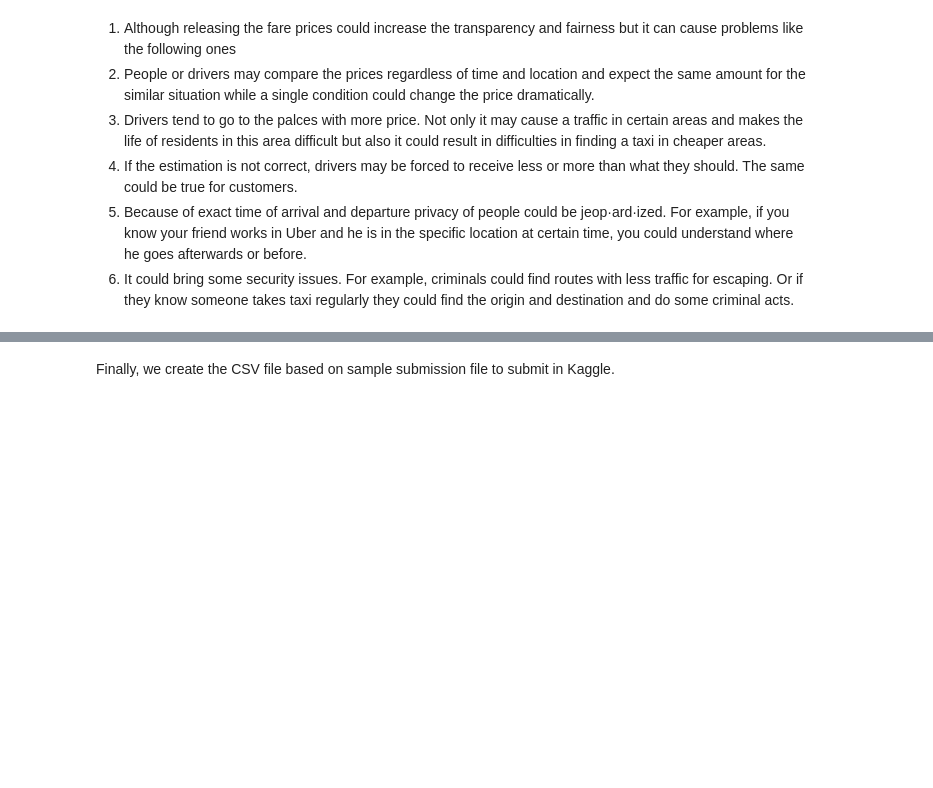
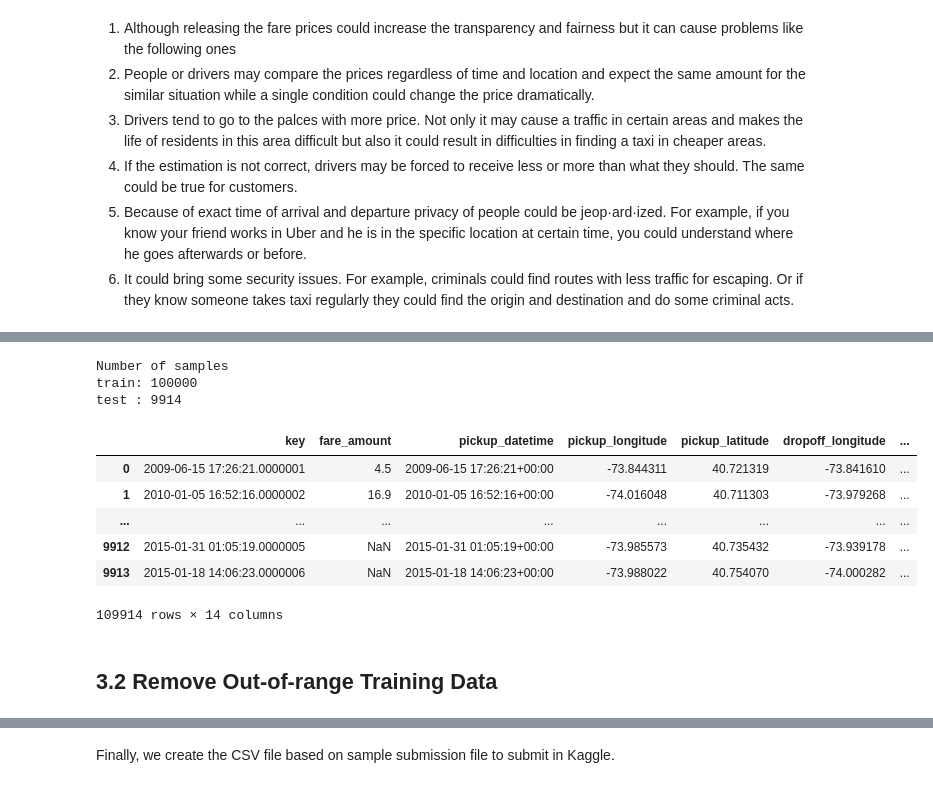
Before and after one commit to cfong32/data6100-final-proj, a Jupyter notebook: data6100_final_proj.ipynb, the cells around one changed output, grey strips where cells are left out. Cells and saved outputs as stored; diff of their text form; code cells hidden in the pictures; blank space fills up the shorter version.

```diff
--- a/data6100_final_proj.ipynb
+++ b/data6100_final_proj.ipynb
@@ -377,0 +94,55 @@ X_test.shape, y_hat.shape
+# %%
+# Helper function to calculate distance between pickup and dropoff locations
+
+def compute_dist(df):
+    # source: https://stackoverflow.com/questions/19412462/getting-distance-between-two-points-based-on-latitude-longitude
+    lat1 = df.pickup_latitude.map(np.deg2rad).values
+    lon1 = df.pickup_longitude.map(np.deg2rad).values
+    lat2 = df.dropoff_latitude.map(np.deg2rad).values
+    lon2 = df.dropoff_longitude.map(np.deg2rad).values
+
+    dlon = lon2 - lon1
+    dlat = lat2 - lat1
+
+    a = np.sin(dlat / 2)**2 + np.cos(lat1) * np.cos(lat2) * np.sin(dlon / 2)**2
+    c = 2 * np.arctan2(np.sqrt(a), np.sqrt(1 - a))
+    R = 6373.0
+    df['dist'] = R * c
+    return df
+# %%
+# Read dataset (train + test)
+
+df = (
+    pd.concat([
+        (pd.read_csv('train.csv', nrows=100_000)    # read nrows ONLY, the whole set contains >55M rows
+         .assign(dataset='train')),
+        (pd.read_csv('test.csv')
+         .assign(dataset='test')),
+    ])
+    .assign(
+        pickup_datetime=lambda x: pd.to_datetime(x.pickup_datetime),
+        year   =lambda x: x.pickup_datetime.dt.year,
+        month  =lambda x: x.pickup_datetime.dt.month,
+        weekday=lambda x: x.pickup_datetime.dt.weekday,
+        hour   =lambda x: x.pickup_datetime.dt.hour,
+     )
+    .pipe(compute_dist)
+)
+
+print('Number of samples')
+print(f'train: {(df.dataset=="train").sum()}')
+print(f'test : {(df.dataset=="test").sum()}')
+display(df)
+# %% [output]
+Number of samples
+train: 100000
+test : 9914
+|  | key | fare_amount | pickup_datetime | pickup_longitude | pickup_latitude | dropoff_longitude | ... |
+| 0 | 2009-06-15 17:26:21.0000001 | 4.5 | 2009-06-15 17:26:21+00:00 | -73.844311 | 40.721319 | -73.841610 | ... |
+| 1 | 2010-01-05 16:52:16.0000002 | 16.9 | 2010-01-05 16:52:16+00:00 | -74.016048 | 40.711303 | -73.979268 | ... |
+| ... | ... | ... | ... | ... | ... | ... | ... |
+| 9912 | 2015-01-31 01:05:19.0000005 | NaN | 2015-01-31 01:05:19+00:00 | -73.985573 | 40.735432 | -73.939178 | ... |
+| 9913 | 2015-01-18 14:06:23.0000006 | NaN | 2015-01-18 14:06:23+00:00 | -73.988022 | 40.754070 | -74.000282 | ... |
+109914 rows × 14 columns
+# %% [markdown]
+## 3.2 Remove Out-of-range Training Data
```
Also changed, not shown: parts of 79 cells of this notebook.
